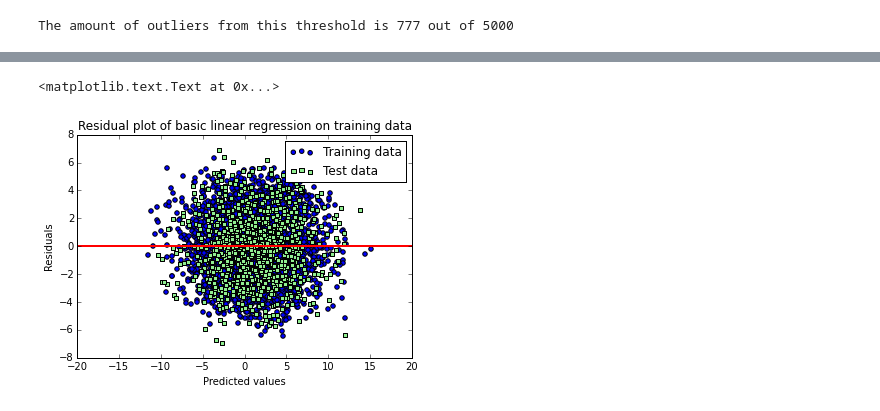
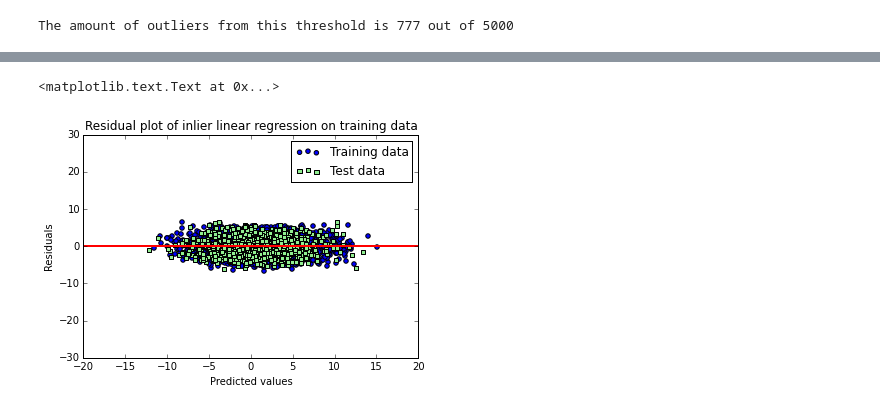
Before and after one commit to Fungie/C1-challenge, a Jupyter notebook: Capital one data science problem.ipynb, the cells around one changed output, grey strips where cells are left out. Saved outputs shown, nothing was run; the diff lists cells and outputs as text; code cells hidden in the pictures.

Commit message:
Final data ransac and linregress

```diff
--- a/Capital one data science problem.ipynb
+++ b/Capital one data science problem.ipynb
@@ -311,12 +291,13 @@ MSE train: 5.056, test: 5.618
 # %%
 plt.scatter(y_train_pred,  y_train_pred - y_train, c='blue', marker='o', label='Training data')
 plt.scatter(y_test_pred,  y_test_pred - y_test, c='lightgreen', marker='s', label='Test data')
 plt.xlabel('Predicted values')
 plt.ylabel('Residuals')
 plt.legend(loc='best')
 plt.hlines(y=0, xmin=-20, xmax=20, lw=2, color='red')
 plt.xlim([-20,20])
-plt.title('Residual plot of basic linear regression on training data')
+plt.ylim([-30,30])
+plt.title('Residual plot of inlier linear regression on training data')
 # %% [output]
 <matplotlib.text.Text at 0x...>
-[figure, old version]
+[figure, new version]
```
Also changed, not shown: parts of 7 cells of this notebook.
